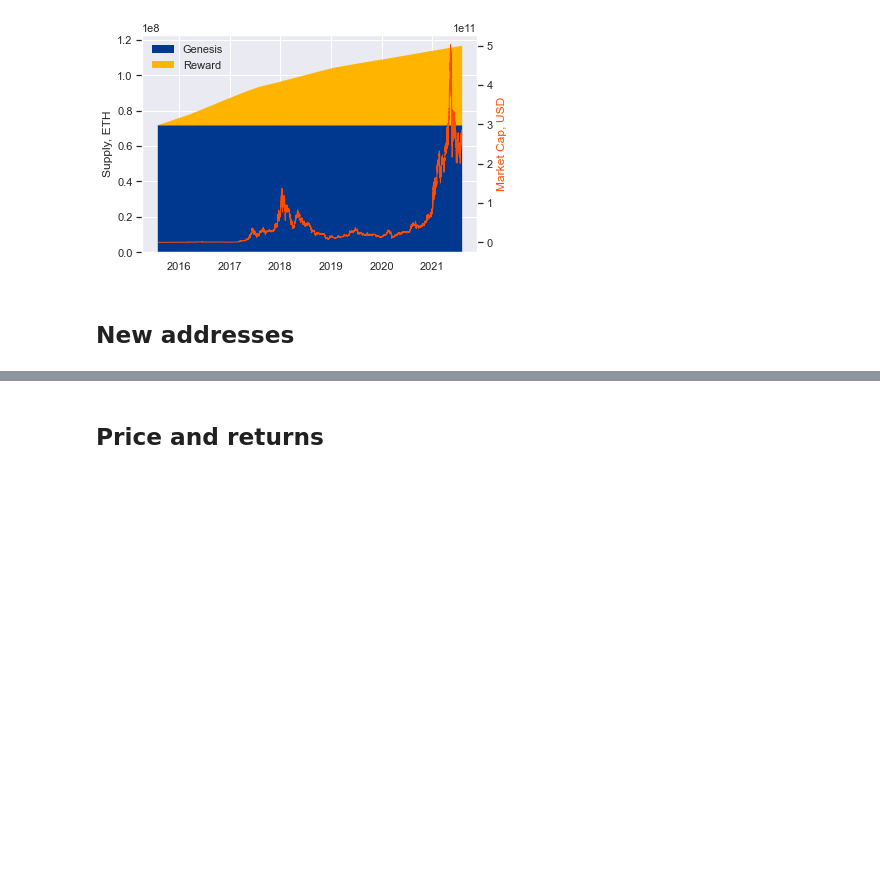
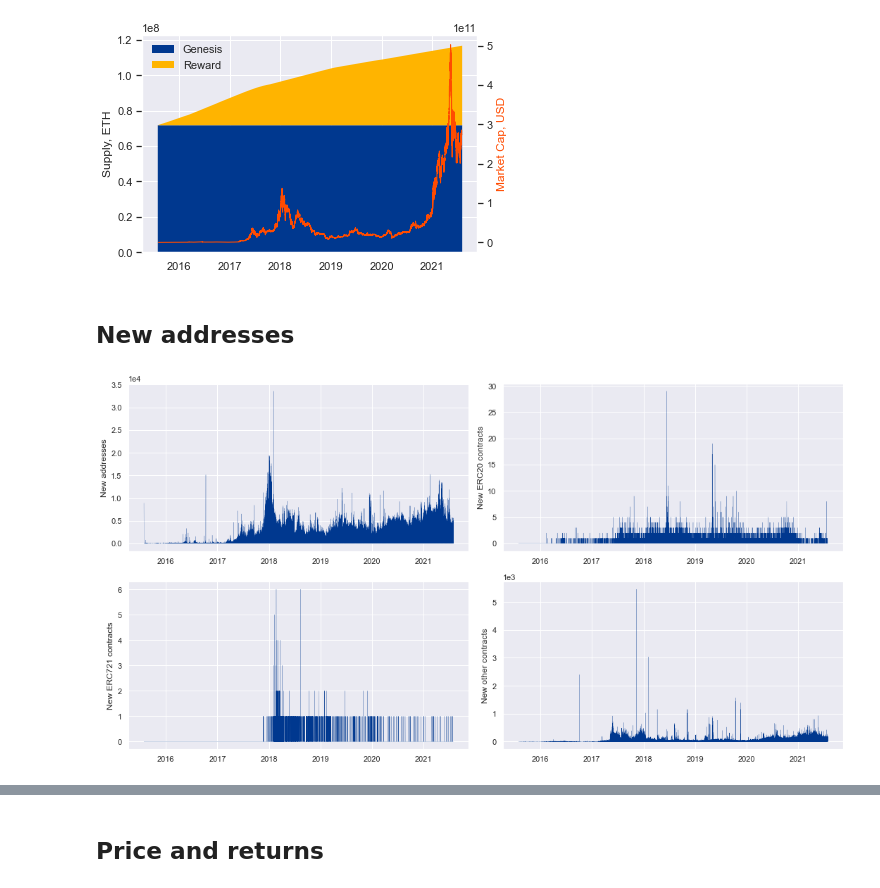
Before and after one commit to frebls/crypto-on-chain, a Jupyter notebook: data_analysis/EDA.ipynb, the cells around one changed output, grey strips where cells are left out. Cells and saved outputs as stored; diff of their text form; code cells hidden in the pictures; blank space fills up the shorter version.

```diff
--- a/data_analysis/EDA.ipynb
+++ b/data_analysis/EDA.ipynb
@@ -196,4 +221,25 @@ join calendar on new_addresses_with_gaps.date <= calendar.date and calendar.date
 order by calendar.date
+# %%
+fig, ax = plt.subplots(2, 2, figsize=(15, 8))
+
+ax[0, 0].plot(new_addresses.date, new_addresses.new_addresses, color = pal[0], linewidth = .2)
+ax[0, 0].set_ylabel('New addresses')
+ax[0, 0].ticklabel_format(axis="y", style="sci", scilimits=(0,0))
+
+ax[0, 1].plot(new_addresses.date, new_addresses.new_erc20, color = pal[0], linewidth = .2)
+ax[0, 1].set_ylabel('New ERC-20 contracts')
+
+ax[1, 0].plot(new_addresses.date, new_addresses.new_erc721, color = pal[0], linewidth = .2)
+ax[1, 0].set_ylabel('New ERC-721 contracts')
+
+ax[1, 1].plot(new_addresses.date, new_addresses.new_other_contract, color = pal[0], linewidth = .2)
+ax[1, 1].set_ylabel('New other contracts')
+ax[1, 1].ticklabel_format(axis="y", style="sci", scilimits=(0,0))
+
+plt.tight_layout()
+plt.show()
+# %% [output]
+[figure, added]
 # %%
 fig, ax1 = plt.subplots()
 
```
Also changed, not shown: parts of 12 cells of this notebook.
